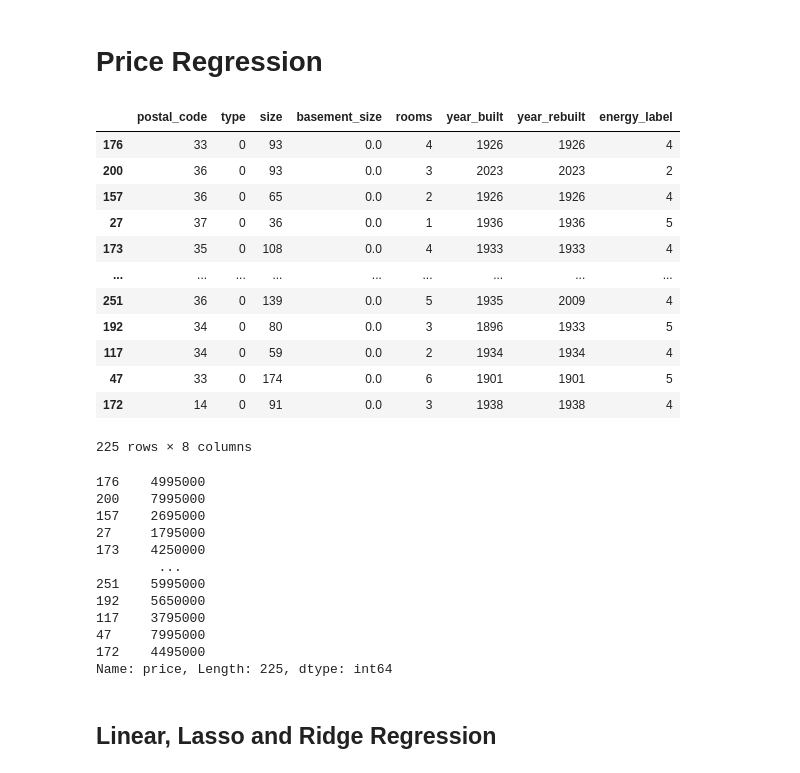
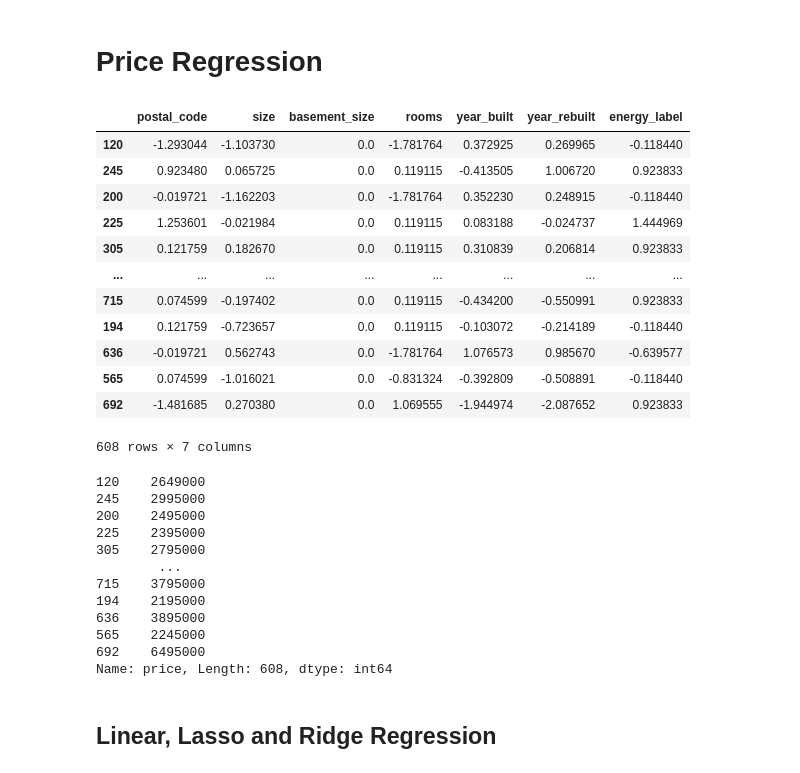
Before and after one commit to besplago/thesis-house-price-estimation, a Jupyter notebook: house_price_regression.ipynb, the cells around one changed output. Saved outputs shown, nothing was run; the diff lists cells and outputs as text; code cells hidden in the pictures.

```diff
--- a/house_price_regression.ipynb
+++ b/house_price_regression.ipynb
@@ -55,3 +56,8 @@ Data columns (total 11 columns):
 dtypes: float64(2), int64(5), object(4)
 memory usage: 24.4+ KB
 None
+# %%
+from utils import *
+from img_utils import data_to_DF
+path = "../nybolig-scrape/output"
+data = data_to_DF(path, max_houses=1000)
@@ -59,6 +91,7 @@ None
 # Data Exploration
 # %%
 from sklearn.model_selection import train_test_split
+data = data.drop('image_floorplan', axis=1)
 X = data.drop(['price'], axis = 1)
 y = data['price']
 # %%
@@ -162,7 +209,8 @@ def preprocess_data(data,
 
     return data
 # %%
-preprocessed_data = preprocess_data(data, transformations = False, encoding = 'normal', drop_low_corr = True, long_lat = False)
+preprocessed_data = prepare_features(data)
+#preprocessed_data = preprocess_data(data, transformations = False, encoding = 'normal', drop_low_corr = True, long_lat = False)
 # %%
 preprocessed_data.hist(figsize = (15, 8))
 plt.figure(figsize = (15, 8))
@@ -175,35 +223,35 @@ sns.heatmap(preprocessed_data.select_dtypes(include = np.number).corr(), annot =
 #  Price Regression
 # %%
 from sklearn.model_selection import train_test_split
-X_train, X_test, y_train, y_test = train_test_split(preprocessed_data.drop(['price', 'above_mean'], axis = 1), preprocessed_data['price'], test_size = 0.2, random_state = 0)
+X_train, X_test, y_train, y_test = train_test_split(preprocessed_data.drop(['price'], axis = 1), preprocessed_data['price'], test_size = 0.2, random_state = 0)
 display(X_train)
 display(y_train)
 # %% [output]
-|  | postal_code | type | size | basement_size | rooms | year_built | year_rebuilt | energy_label |
-| 176 | 33 | 0 | 93 | 0.0 | 4 | 1926 | 1926 | 4 |
-| 200 | 36 | 0 | 93 | 0.0 | 3 | 2023 | 2023 | 2 |
-| 157 | 36 | 0 | 65 | 0.0 | 2 | 1926 | 1926 | 4 |
-| 27 | 37 | 0 | 36 | 0.0 | 1 | 1936 | 1936 | 5 |
-| 173 | 35 | 0 | 108 | 0.0 | 4 | 1933 | 1933 | 4 |
-| ... | ... | ... | ... | ... | ... | ... | ... | ... |
-| 251 | 36 | 0 | 139 | 0.0 | 5 | 1935 | 2009 | 4 |
-| 192 | 34 | 0 | 80 | 0.0 | 3 | 1896 | 1933 | 5 |
-| 117 | 34 | 0 | 59 | 0.0 | 2 | 1934 | 1934 | 4 |
-| 47 | 33 | 0 | 174 | 0.0 | 6 | 1901 | 1901 | 5 |
-| 172 | 14 | 0 | 91 | 0.0 | 3 | 1938 | 1938 | 4 |
+|  | postal_code | size | basement_size | rooms | year_built | year_rebuilt | energy_label |
+| 120 | -1.293044 | -1.103730 | 0.0 | -1.781764 | 0.372925 | 0.269965 | -0.118440 |
+| 245 | 0.923480 | 0.065725 | 0.0 | 0.119115 | -0.413505 | 1.006720 | 0.923833 |
+| 200 | -0.019721 | -1.162203 | 0.0 | -1.781764 | 0.352230 | 0.248915 | -0.118440 |
+| 225 | 1.253601 | -0.021984 | 0.0 | 0.119115 | 0.083188 | -0.024737 | 1.444969 |
+| 305 | 0.121759 | 0.182670 | 0.0 | 0.119115 | 0.310839 | 0.206814 | 0.923833 |
+| ... | ... | ... | ... | ... | ... | ... | ... |
+| 715 | 0.074599 | -0.197402 | 0.0 | 0.119115 | -0.434200 | -0.550991 | 0.923833 |
+| 194 | 0.121759 | -0.723657 | 0.0 | 0.119115 | -0.103072 | -0.214189 | -0.118440 |
+| 636 | -0.019721 | 0.562743 | 0.0 | -1.781764 | 1.076573 | 0.985670 | -0.639577 |
+| 565 | 0.074599 | -1.016021 | 0.0 | -0.831324 | -0.392809 | -0.508891 | -0.118440 |
+| 692 | -1.481685 | 0.270380 | 0.0 | 1.069555 | -1.944974 | -2.087652 | 0.923833 |
-225 rows × 8 columns
+608 rows × 7 columns
-176    4995000
-200    7995000
-157    2695000
-27     1795000
-173    4250000
+120    2649000
+245    2995000
+200    2495000
+225    2395000
+305    2795000
         ...
-251    5995000
-192    5650000
-117    3795000
-47     7995000
-172    4495000
-Name: price, Length: 225, dtype: int64
+715    3795000
+194    2195000
+636    3895000
+565    2245000
+692    6495000
+Name: price, Length: 608, dtype: int64
 # %% [markdown]
 ## Linear, Lasso and Ridge Regression
 # %%
```
Also changed, not shown: parts of 17 cells of this notebook.
